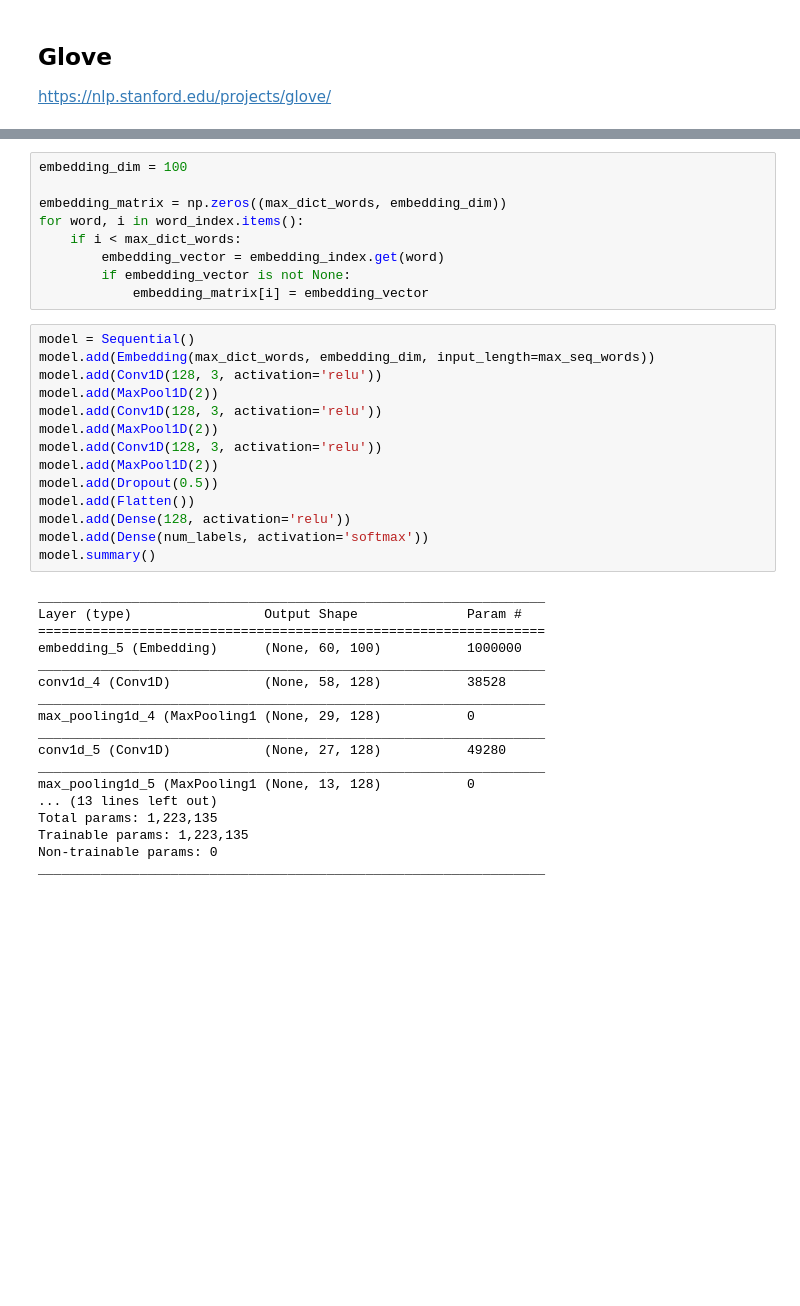
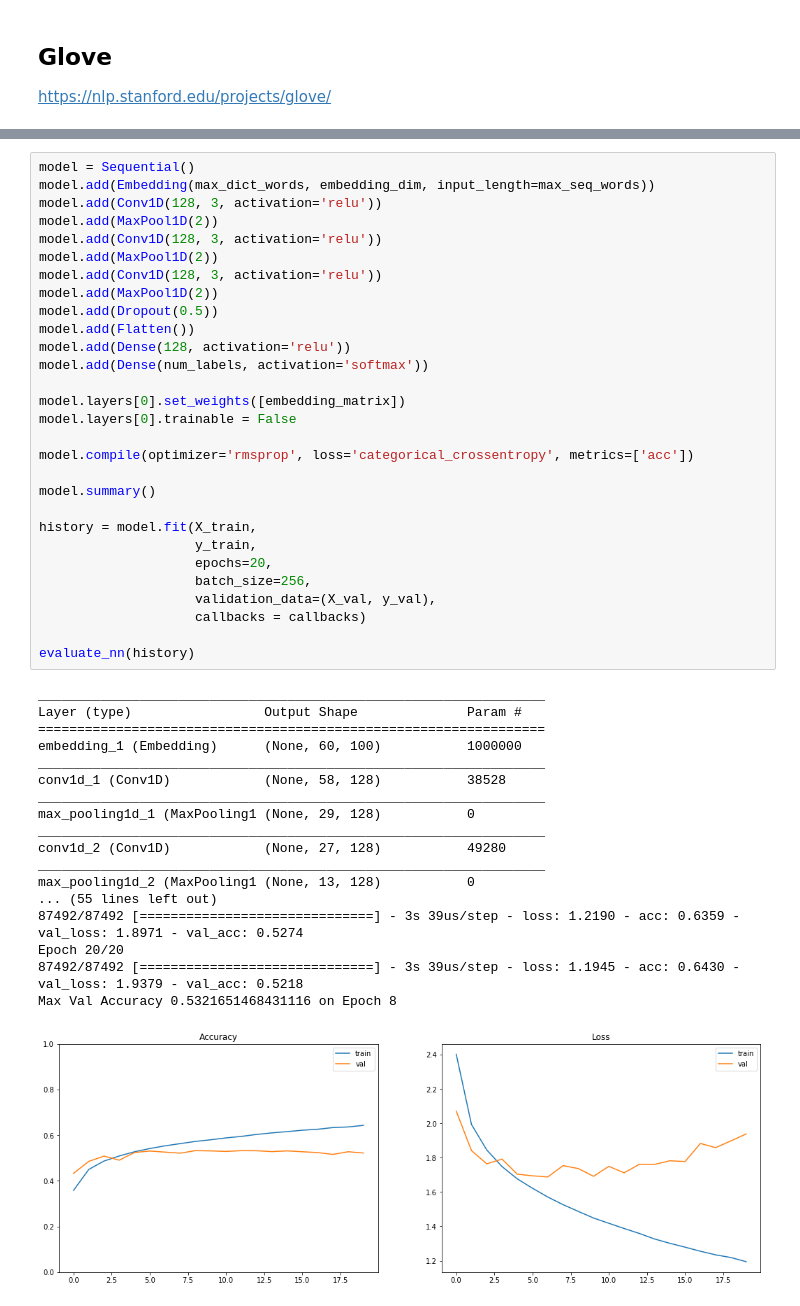
Before and after one commit to lopez-/kaggle_projects, a Jupyter notebook: huffington_news_category/embedding.ipynb, the cells around one changed output, grey strips where cells are left out. Cells and saved outputs as stored; diff of their text form; blank space fills up the shorter version.

Commit message:
0.57 val accuracy newscat

```diff
--- a/huffington_news_category/embedding.ipynb
+++ b/huffington_news_category/embedding.ipynb
@@ -146,41 +155,48 @@ f.close()
-# %%
-embedding_dim = 100
-
-embedding_matrix = np.zeros((max_dict_words, embedding_dim))
-for word, i in word_index.items():
-    if i < max_dict_words:
-        embedding_vector = embedding_index.get(word)
-        if embedding_vector is not None:
-            embedding_matrix[i] = embedding_vector
 # %%
 model = Sequential()
 model.add(Embedding(max_dict_words, embedding_dim, input_length=max_seq_words))
 model.add(Conv1D(128, 3, activation='relu'))
 model.add(MaxPool1D(2))
 model.add(Conv1D(128, 3, activation='relu'))
 model.add(MaxPool1D(2))
 model.add(Conv1D(128, 3, activation='relu'))
 model.add(MaxPool1D(2))
 model.add(Dropout(0.5))
 model.add(Flatten())
 model.add(Dense(128, activation='relu'))
 model.add(Dense(num_labels, activation='softmax'))
+
+model.layers[0].set_weights([embedding_matrix])
+model.layers[0].trainable = False
+
+model.compile(optimizer='rmsprop', loss='categorical_crossentropy', metrics=['acc'])
+
 model.summary()
+
+history = model.fit(X_train,
+                    y_train,
+                    epochs=20,
+                    batch_size=256,
+                    validation_data=(X_val, y_val),
+                    callbacks = callbacks)
+
+evaluate_nn(history)
 # %% [output]
 _________________________________________________________________
 Layer (type)                 Output Shape              Param #
 =================================================================
-embedding_5 (Embedding)      (None, 60, 100)           1000000
+embedding_1 (Embedding)      (None, 60, 100)           1000000
 _________________________________________________________________
-conv1d_4 (Conv1D)            (None, 58, 128)           38528
+conv1d_1 (Conv1D)            (None, 58, 128)           38528
 _________________________________________________________________
-max_pooling1d_4 (MaxPooling1 (None, 29, 128)           0
+max_pooling1d_1 (MaxPooling1 (None, 29, 128)           0
 _________________________________________________________________
-conv1d_5 (Conv1D)            (None, 27, 128)           49280
+conv1d_2 (Conv1D)            (None, 27, 128)           49280
 _________________________________________________________________
-max_pooling1d_5 (MaxPooling1 (None, 13, 128)           0
-... (13 lines left out)
-Total params: 1,223,135
-Trainable params: 1,223,135
-Non-trainable params: 0
-_________________________________________________________________
+max_pooling1d_2 (MaxPooling1 (None, 13, 128)           0
+... (55 lines left out)
+87492/87492 [==============================] - 3s 39us/step - loss: 1.2190 - acc: 0.6359 - val_loss: 1.8971 - val_acc: 0.5274
+Epoch 20/20
+87492/87492 [==============================] - 3s 39us/step - loss: 1.1945 - acc: 0.6430 - val_loss: 1.9379 - val_acc: 0.5218
+Max Val Accuracy 0.5321651468431116 on Epoch 8
+[figure, added]
```
Also changed, not shown: parts of 16 cells of this notebook, 2 other files.
